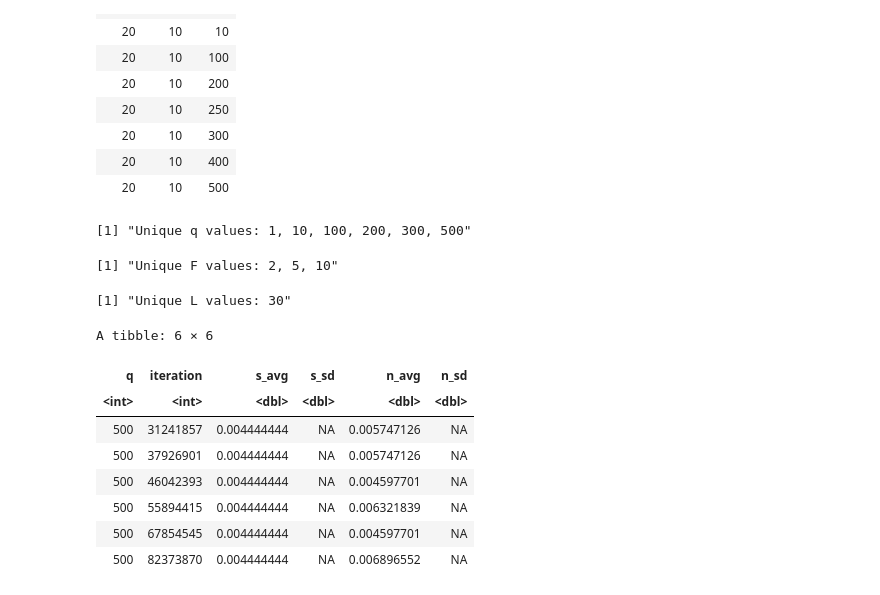
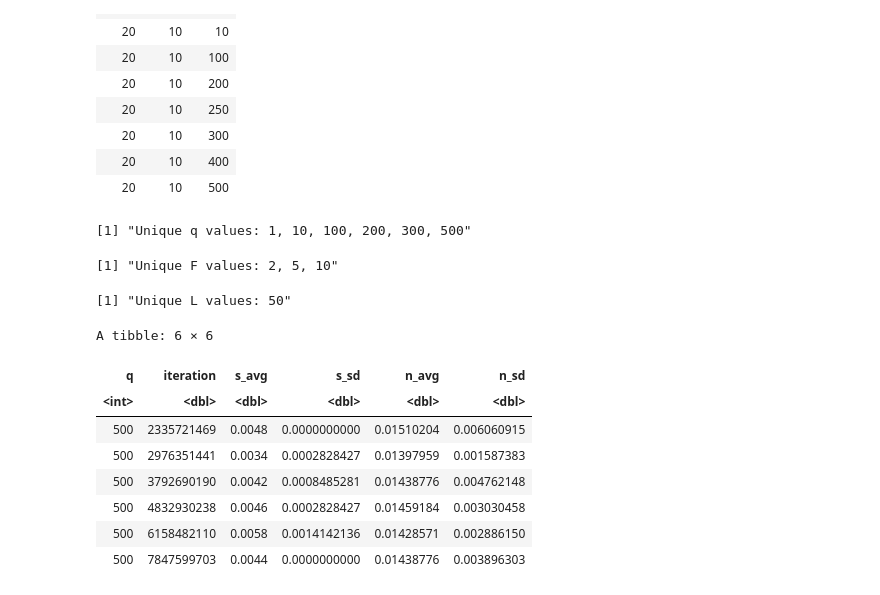
Before and after one commit to paololapo/ComplexNetworks_projects, a Jupyter notebook: code/task_30/social_influence.ipynb, the cells around one changed output. Saved outputs shown, nothing was run; the diff lists cells and outputs as text; code cells hidden in the pictures.

```diff
--- a/code/task_30/social_influence.ipynb
+++ b/code/task_30/social_influence.ipynb
@@ -493,7 +511,7 @@ A data.frame: 8 × 3
 # write.csv(res, "res.csv", row.names = FALSE)
 # %%
 # Load res from csv
-res <- read.csv("resultspy.csv")
+res <- read.csv("resultspy2.csv")
 # %%
 sprintf("Unique q values: %s", paste(unique(res$q), collapse = ", "))
 sprintf("Unique F values: %s", paste(unique(res$F), collapse = ", "))
@@ -501,29 +519,29 @@ sprintf("Unique L values: %s", paste(unique(res$L), collapse = ", "))
 # %% [output]
 [1] "Unique q values: 1, 10, 100, 200, 300, 500"
 [1] "Unique F values: 2, 5, 10"
-[1] "Unique L values: 30"
+[1] "Unique L values: 50"
 # %%
 # Filter the results and summarize the Monte Carlo simulations
 df <- res |>
-  filter (L == 30, F == 5) |>
+  filter (L == 50, F == 10) |>
   group_by(q, iteration) |>
   summarize(
     s_avg=mean(s_max_den), s_sd=sd(s_max_den),
     n_avg=mean(n_density), n_sd=sd(n_density),
     .groups = 'drop'
   )
 
 tail(df)
 # %% [output]
 A tibble: 6 × 6
 | q | iteration | s_avg | s_sd | n_avg | n_sd |
-| <int> | <int> | <dbl> | <dbl> | <dbl> | <dbl> |
-| 500 | 31241857 | 0.004444444 | NA | 0.005747126 | NA |
-| 500 | 37926901 | 0.004444444 | NA | 0.005747126 | NA |
-| 500 | 46042393 | 0.004444444 | NA | 0.004597701 | NA |
-| 500 | 55894415 | 0.004444444 | NA | 0.006321839 | NA |
-| 500 | 67854545 | 0.004444444 | NA | 0.004597701 | NA |
-| 500 | 82373870 | 0.004444444 | NA | 0.006896552 | NA |
+| <int> | <dbl> | <dbl> | <dbl> | <dbl> | <dbl> |
+| 500 | 2335721469 | 0.0048 | 0.0000000000 | 0.01510204 | 0.006060915 |
+| 500 | 2976351441 | 0.0034 | 0.0002828427 | 0.01397959 | 0.001587383 |
+| 500 | 3792690190 | 0.0042 | 0.0008485281 | 0.01438776 | 0.004762148 |
+| 500 | 4832930238 | 0.0046 | 0.0002828427 | 0.01459184 | 0.003030458 |
+| 500 | 6158482110 | 0.0058 | 0.0014142136 | 0.01428571 | 0.002886150 |
+| 500 | 7847599703 | 0.0044 | 0.0000000000 | 0.01438776 | 0.003896303 |
 # %%
 # Plot number of active bonds vs iteration per each q
 ggplot(df, aes(x = iteration, y = n_avg, color = factor(q))) +
```
Also changed, not shown: parts of 5 cells of this notebook, 2 other files.
